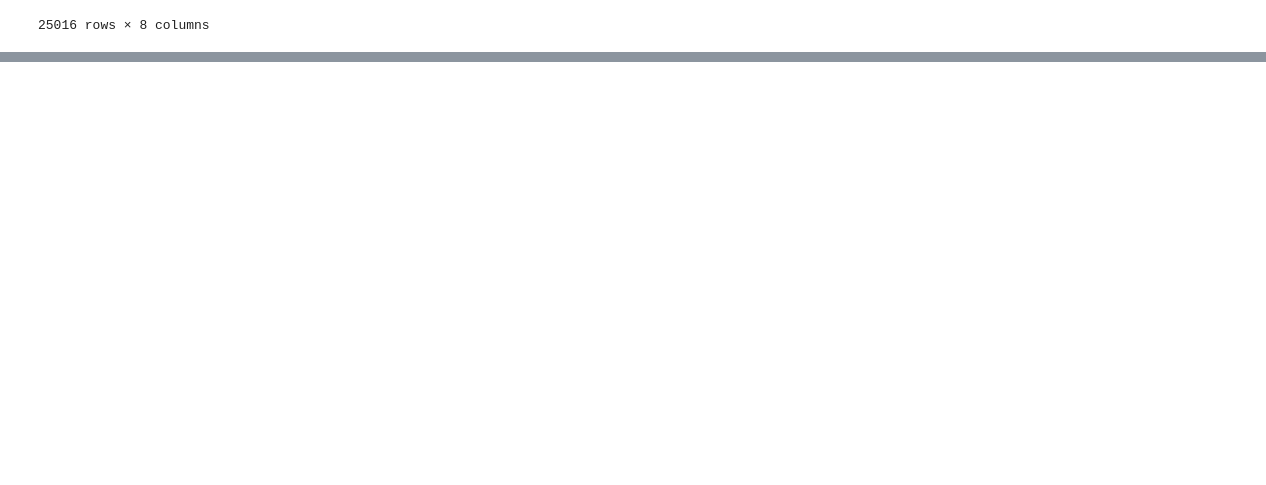
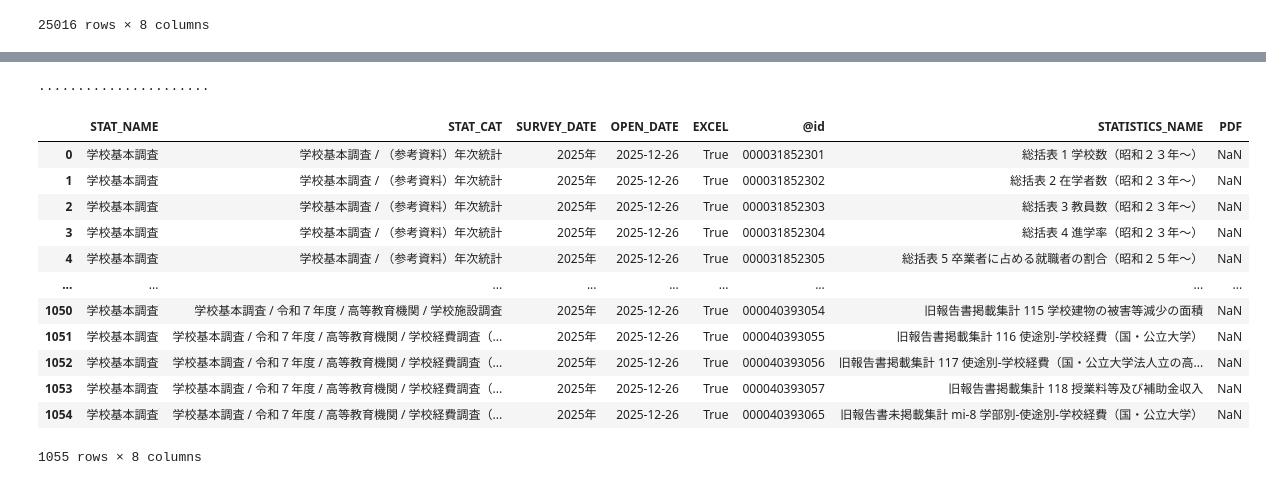
Before and after one commit to kazuya-arakawa/realestate_analysis, a Jupyter notebook: notebook/e-stat_api.ipynb, the cells around one changed output, grey strips where cells are left out. Drawn from its saved outputs; the diff is of its cells as text; code cells hidden in the pictures; blank space fills up the shorter version.

```diff
--- a/notebook/e-stat_api.ipynb
+++ b/notebook/e-stat_api.ipynb
@@ -295,0 +314,18 @@ data
+# %%
+data = jpstat.estatFile.get_list(statsCode="00400001", year="2025")
+data
+# %% [output]
+......................
+|  | STAT_NAME | STAT_CAT | SURVEY_DATE | OPEN_DATE | EXCEL | @id | STATISTICS_NAME | PDF |
+| 0 | 学校基本調査 | 学校基本調査 / （参考資料）年次統計 | 2025年 | 2025-12-26 | True | 000031852301 | 総括表 1 学校数（昭和２３年～） | NaN |
+| 1 | 学校基本調査 | 学校基本調査 / （参考資料）年次統計 | 2025年 | 2025-12-26 | True | 000031852302 | 総括表 2 在学者数（昭和２３年～） | NaN |
+| 2 | 学校基本調査 | 学校基本調査 / （参考資料）年次統計 | 2025年 | 2025-12-26 | True | 000031852303 | 総括表 3 教員数（昭和２３年～） | NaN |
+| 3 | 学校基本調査 | 学校基本調査 / （参考資料）年次統計 | 2025年 | 2025-12-26 | True | 000031852304 | 総括表 4 進学率（昭和２３年～） | NaN |
+| 4 | 学校基本調査 | 学校基本調査 / （参考資料）年次統計 | 2025年 | 2025-12-26 | True | 000031852305 | 総括表 5 卒業者に占める就職者の割合（昭和２５年～） | NaN |
+| ... | ... | ... | ... | ... | ... | ... | ... | ... |
+| 1050 | 学校基本調査 | 学校基本調査 / 令和７年度 / 高等教育機関 / 学校施設調査 | 2025年 | 2025-12-26 | True | 000040393054 | 旧報告書掲載集計 115 学校建物の被害等減少の面積 | NaN |
+| 1051 | 学校基本調査 | 学校基本調査 / 令和７年度 / 高等教育機関 / 学校経費調査（... | 2025年 | 2025-12-26 | True | 000040393055 | 旧報告書掲載集計 116 使途別-学校経費（国・公立大学） | NaN |
+| 1052 | 学校基本調査 | 学校基本調査 / 令和７年度 / 高等教育機関 / 学校経費調査（... | 2025年 | 2025-12-26 | True | 000040393056 | 旧報告書掲載集計 117 使途別-学校経費（国・公立大学法人立の高... | NaN |
+| 1053 | 学校基本調査 | 学校基本調査 / 令和７年度 / 高等教育機関 / 学校経費調査（... | 2025年 | 2025-12-26 | True | 000040393057 | 旧報告書掲載集計 118 授業料等及び補助金収入 | NaN |
+| 1054 | 学校基本調査 | 学校基本調査 / 令和７年度 / 高等教育機関 / 学校経費調査（... | 2025年 | 2025-12-26 | True | 000040393065 | 旧報告書未掲載集計 mi-8 学部別-使途別-学校経費（国・公立大学） | NaN |
+1055 rows × 8 columns
```
Also changed, not shown: parts of 1 cell of this notebook.
